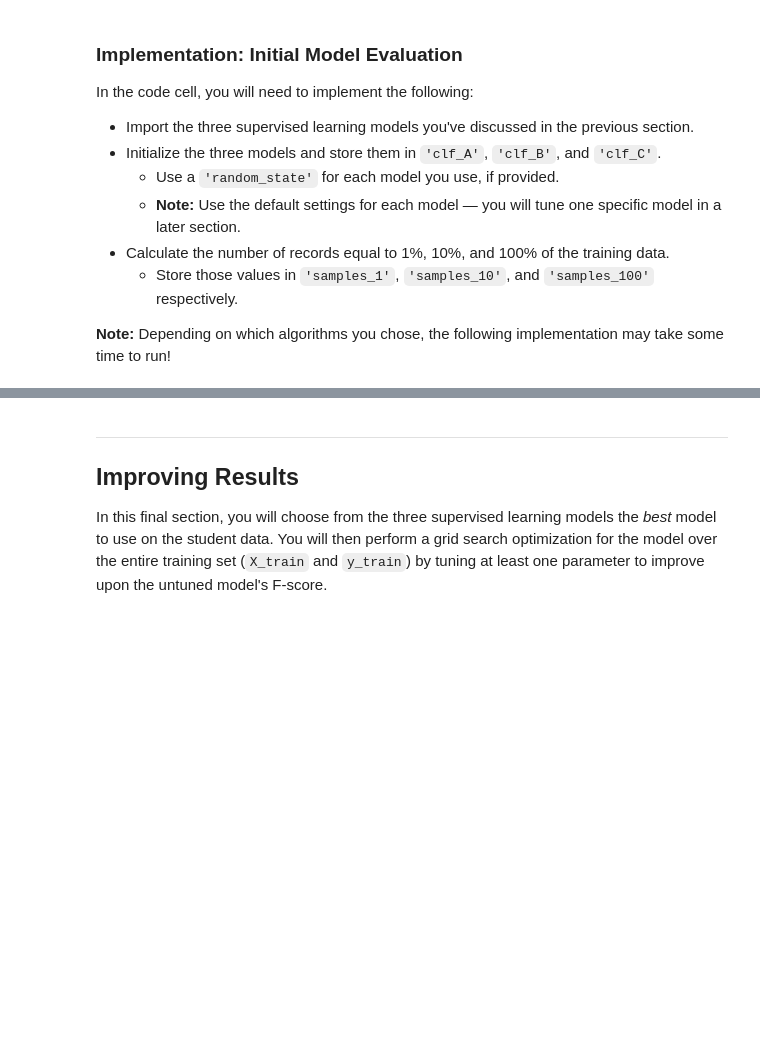
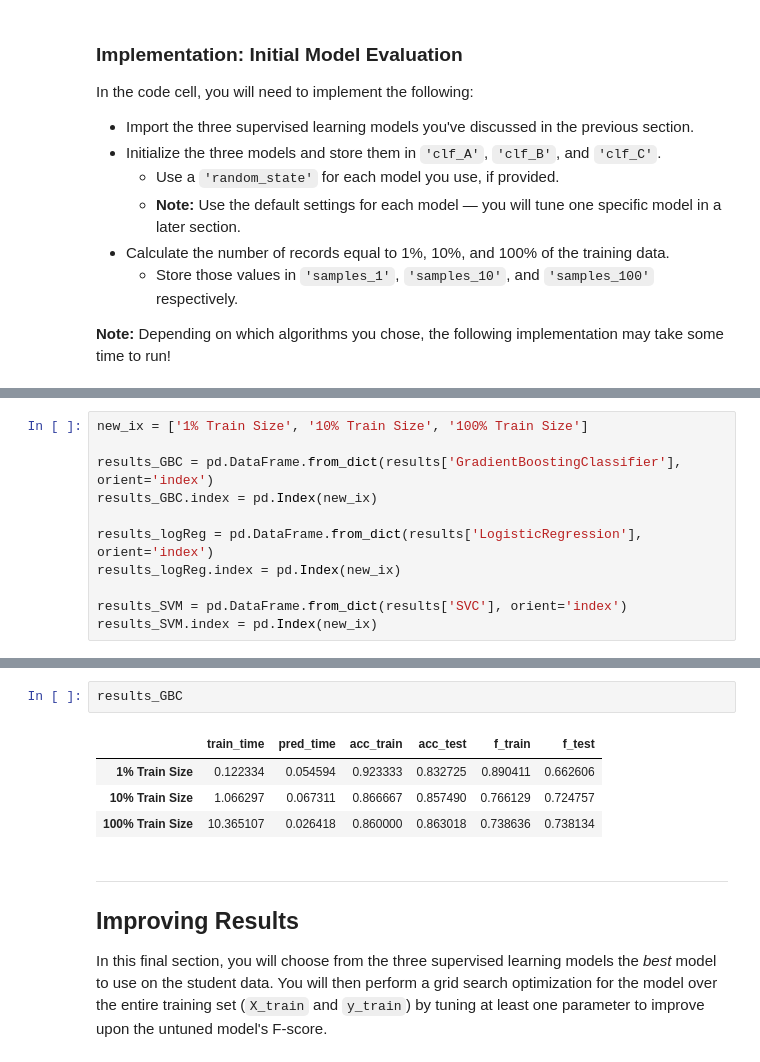
Before and after one commit to emigre459/finding_donors, a Jupyter notebook: finding_donors.ipynb, the cells around one changed output, grey strips where cells are left out. Saved outputs shown, nothing was run; the diff lists cells and outputs as text; blank space fills up the shorter version.

```diff
--- a/finding_donors.ipynb
+++ b/finding_donors.ipynb
@@ -666,0 +667,11 @@ GradientBoostingClassifier trained on 36177 samples.
+# %%
+new_ix = ['1% Train Size', '10% Train Size', '100% Train Size']
+
+results_GBC = pd.DataFrame.from_dict(results['GradientBoostingClassifier'], orient='index')
+results_GBC.index = pd.Index(new_ix)
+
+results_logReg = pd.DataFrame.from_dict(results['LogisticRegression'], orient='index')
+results_logReg.index = pd.Index(new_ix)
+
+results_SVM = pd.DataFrame.from_dict(results['SVC'], orient='index')
+results_SVM.index = pd.Index(new_ix)
@@ -667,3 +692,10 @@ GradientBoostingClassifier trained on 36177 samples.
+# %%
+results_GBC
+# %% [output]
+|  | train_time | pred_time | acc_train | acc_test | f_train | f_test |
+| 1% Train Size | 0.122334 | 0.054594 | 0.923333 | 0.832725 | 0.890411 | 0.662606 |
+| 10% Train Size | 1.066297 | 0.067311 | 0.866667 | 0.857490 | 0.766129 | 0.724757 |
+| 100% Train Size | 10.365107 | 0.026418 | 0.860000 | 0.863018 | 0.738636 | 0.738134 |
 # %% [markdown]
 ----
 ## Improving Results
```
Also changed, not shown: parts of 10 cells of this notebook, 2 other files.
